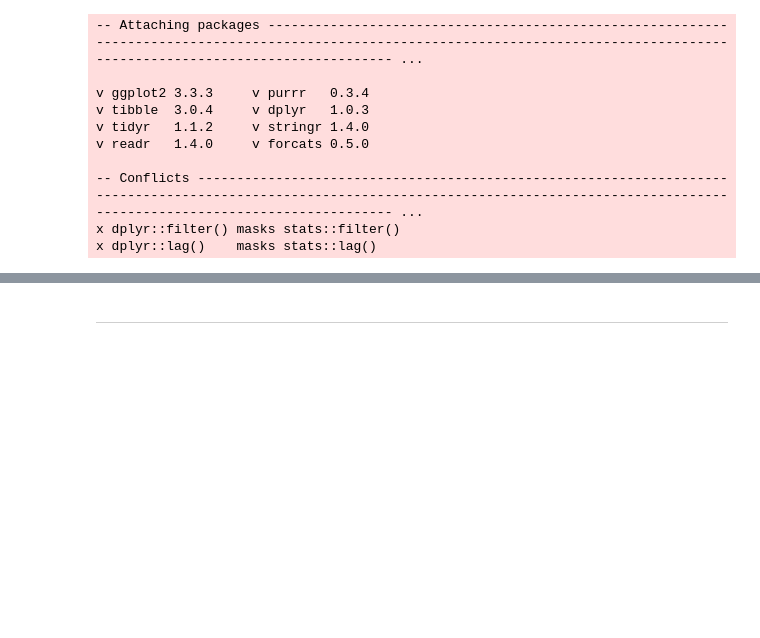
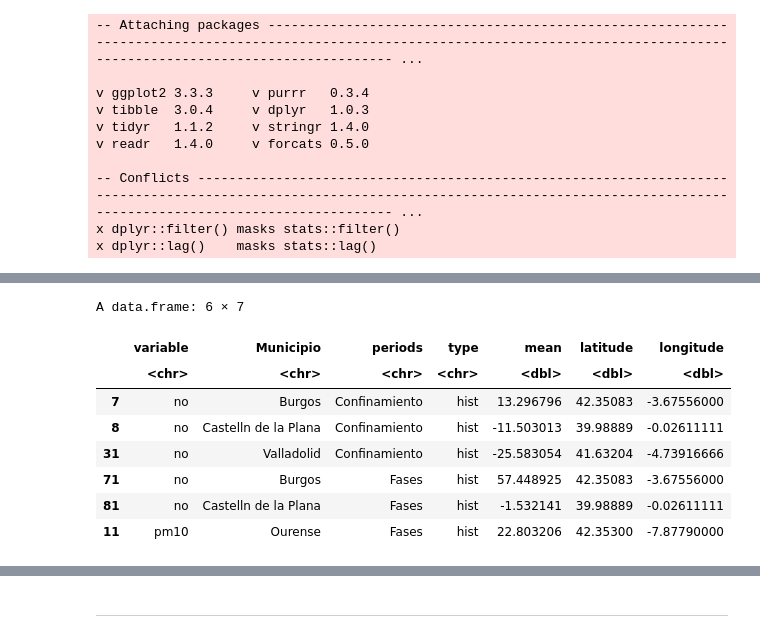
Before and after one commit to Jaimedgp/AirQualityCOVID, a Jupyter notebook: notebooks/Analysis/Predictions-Change.ipynb, the cells around one changed output, grey strips where cells are left out. Drawn from its saved outputs; the diff is of its cells as text; code cells hidden in the pictures; blank space fills up the shorter version.

```diff
--- a/notebooks/Analysis/Predictions-Change.ipynb
+++ b/notebooks/Analysis/Predictions-Change.ipynb
@@ -149,25 +156,40 @@ ggsave(last_plot(), filename="Plots/Results/vs_Predictions/boxplot.png", width=1
 cleaned.df <- data.frame()
 outlier.df <- data.frame()
 
-for (pr in levels(as.factor(change.municipios$periods))) {
-    for (pll in levels(as.factor(change.municipios$variable))) {
-        dat.rw <- change.municipios %>%
-                    filter(periods == pr,
-                           variable == pll
-                          ) %>% data.frame
+for (tp in levels(as.factor(change.municipios$type))){
+    for (pr in levels(as.factor(change.municipios$periods))) {
+        for (pll in levels(as.factor(change.municipios$variable))) {
+            dat.rw <- change.municipios %>%
+                        filter(periods == pr,
+                               variable == pll,
+                               type == tp
+                              )
 
-        outlier <- boxplot.stats(dat.rw$mean)$out
-        if (length(outlier) > 0) {
-            in.position <- -which(dat.rw$mean %in% outlier)
-        } else {
-            in.position <- which(dat.rw$mean %in% dat.rw$mean)
+            outlier <- boxplot.stats(dat.rw$mean)$out
+
+            if (length(outlier) > 0) {
+                in.position <- which(dat.rw$mean %in% outlier)
+
+                cleaned.df <- rbind(cleaned.df,
+                                    dat.rw[-in.position, ])
+                outlier.df <- rbind(outlier.df,
+                                    dat.rw[in.position, ])
+            } else {
+                cleaned.df <- rbind(cleaned.df,
+                                    dat.rw)
+            }
         }
-
-        cleaned.df <- rbind(cleaned.df,
-                            dat.rw[in.position, ])
-        outlier.df <- rbind(outlier.df,
-                            dat.rw[-in.position, ])
     }
 }
 # %%
-head(outlier.df) %>% select(-latitude, -longitude)
+head(outlier.df)
+# %% [output]
+A data.frame: 6 × 7
+|  | variable | Municipio | periods | type | mean | latitude | longitude |
+|  | <chr> | <chr> | <chr> | <chr> | <dbl> | <dbl> | <dbl> |
+| 7 | no | Burgos | Confinamiento | hist | 13.296796 | 42.35083 | -3.67556000 |
+| 8 | no | Castelln de la Plana | Confinamiento | hist | -11.503013 | 39.98889 | -0.02611111 |
+| 31 | no | Valladolid | Confinamiento | hist | -25.583054 | 41.63204 | -4.73916666 |
+| 71 | no | Burgos | Fases | hist | 57.448925 | 42.35083 | -3.67556000 |
+| 81 | no | Castelln de la Plana | Fases | hist | -1.532141 | 39.98889 | -0.02611111 |
+| 11 | pm10 | Ourense | Fases | hist | 22.803206 | 42.35300 | -7.87790000 |
```
Also changed, not shown: parts of 18 cells of this notebook, 27 other files.
